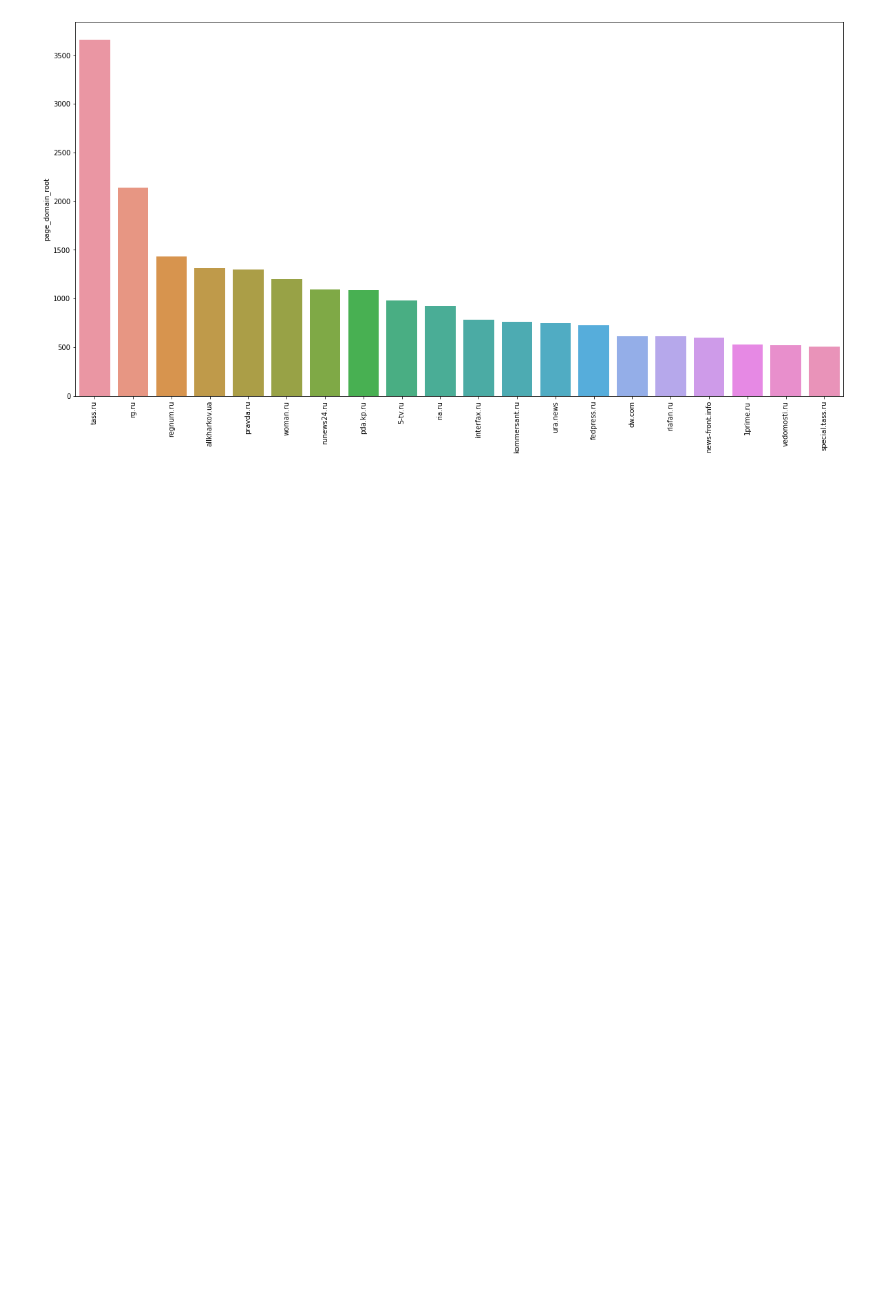
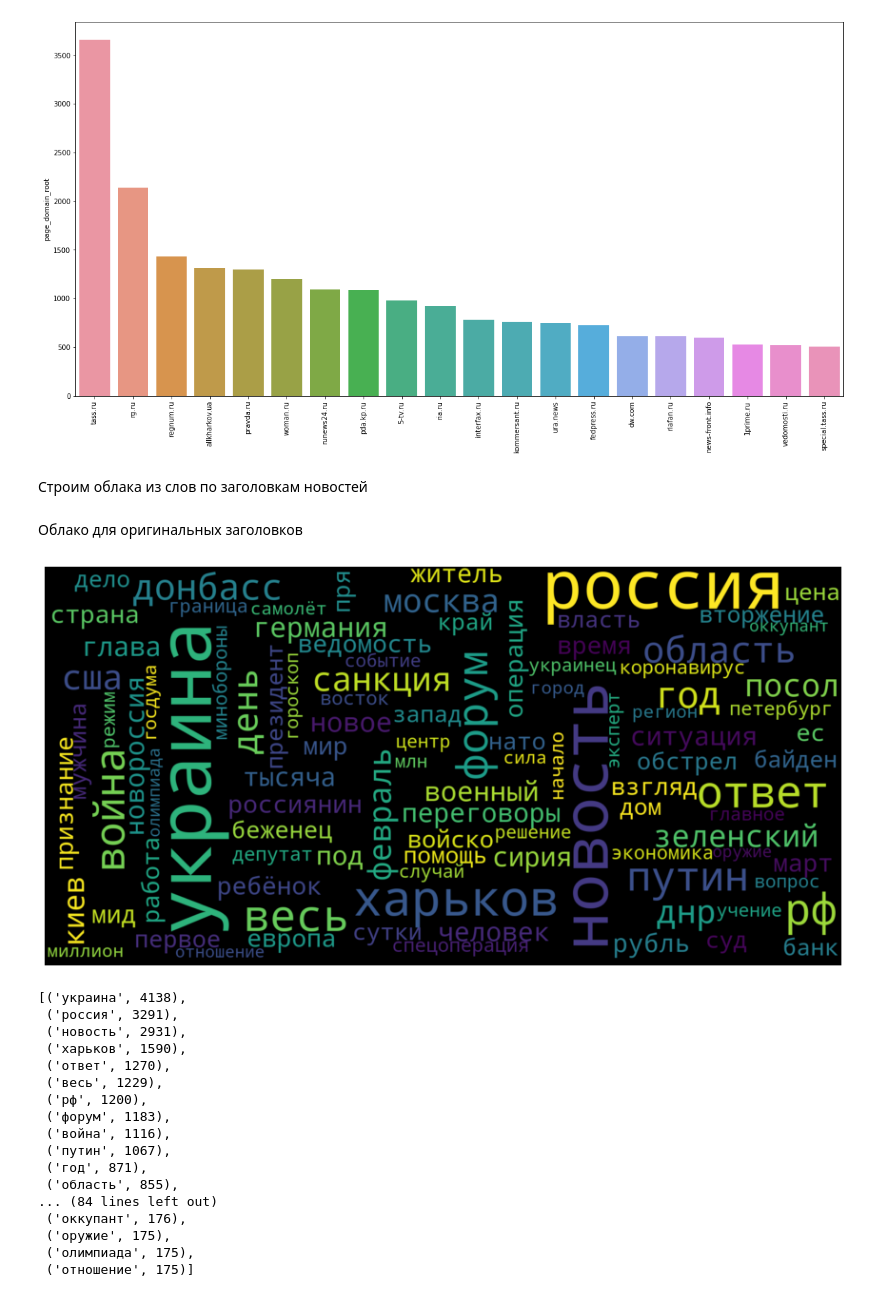
Before and after one commit to EditWarsTeam/EditwarsData, a Jupyter notebook: GDG/analysis.ipynb, the cells around one changed output. Drawn from its saved outputs; the diff is of its cells as text; code cells hidden in the pictures; blank space fills up the shorter version.

Commit message:
add wordcloud

```diff
--- a/GDG/analysis.ipynb
+++ b/GDG/analysis.ipynb
@@ -77,3 +78,5 @@ plt.xticks(rotation=90)
 plt.show()
 # %% [output]
 [figure]
+# %% [markdown]
+Строим облака из слов по заголовкам новостей
@@ -79,0 +99,60 @@ plt.show()
+# %%
+cloud = cloud.reset_index().drop(columns = ['index'])
+
+def change_time(dt):
+  dt_new = dt.replace(' UTC', '')
+  return datetime.strptime(dt_new, '%Y-%m-%d %H:%M:%S')
+
+cloud['fetchdate_orig'] = cloud['fetchdate_orig'].apply(change_time)
+cloud['fetchdate_check'] = cloud['fetchdate_check'].apply(change_time)
+# %% [markdown]
+Облако для оригинальных заголовков
+# %%
+text = " ".join(review for review in cloud.page_title)
+
+morph = pymorphy2.MorphAnalyzer()
+
+def normal_rus(w):
+    res = morph.parse(w)
+    for r in res:
+        if 'NOUN' in r.tag:
+            return r.normal_form
+    return None
+
+stopwords = ['в', 'и', 'с', 'о', 'иза', 'по', 'к', 'об', 'на', 'со', 'ли']
+
+c_dict = Counter()
+for w in text.split():
+    n = normal_rus(w)
+    if n is not None and n not in stopwords:
+        c_dict[n] += 1
+# %%
+common = c_dict.most_common(100)
+
+wordcloud = WordCloud(width=1600, height=800, max_font_size=150).generate_from_frequencies(dict(common))
+
+plt.figure( figsize=(15,8) )
+plt.imshow(wordcloud, interpolation='bilinear')
+plt.axis("off")
+plt.show()
+
+common
+# %% [output]
+[figure, added]
+[('украина', 4138),
+ ('россия', 3291),
+ ('новость', 2931),
+ ('харьков', 1590),
+ ('ответ', 1270),
+ ('весь', 1229),
+ ('рф', 1200),
+ ('форум', 1183),
+ ('война', 1116),
+ ('путин', 1067),
+ ('год', 871),
+ ('область', 855),
+... (84 lines left out)
+ ('оккупант', 176),
+ ('оружие', 175),
+ ('олимпиада', 175),
+ ('отношение', 175)]
```
Also changed, not shown: parts of 8 cells of this notebook.
